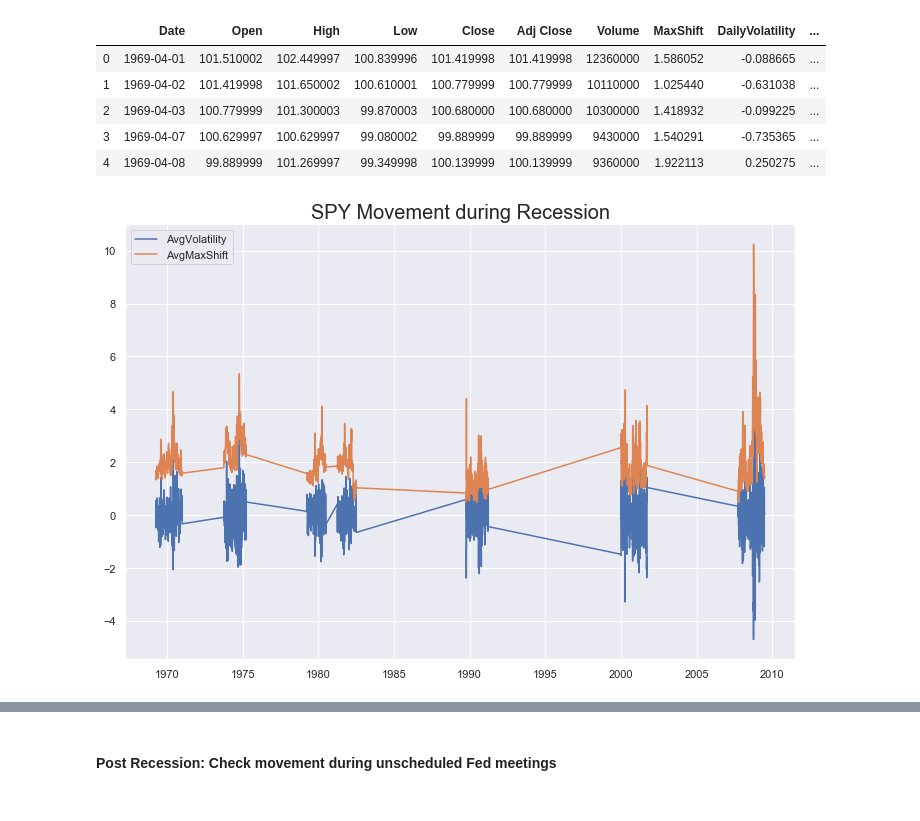
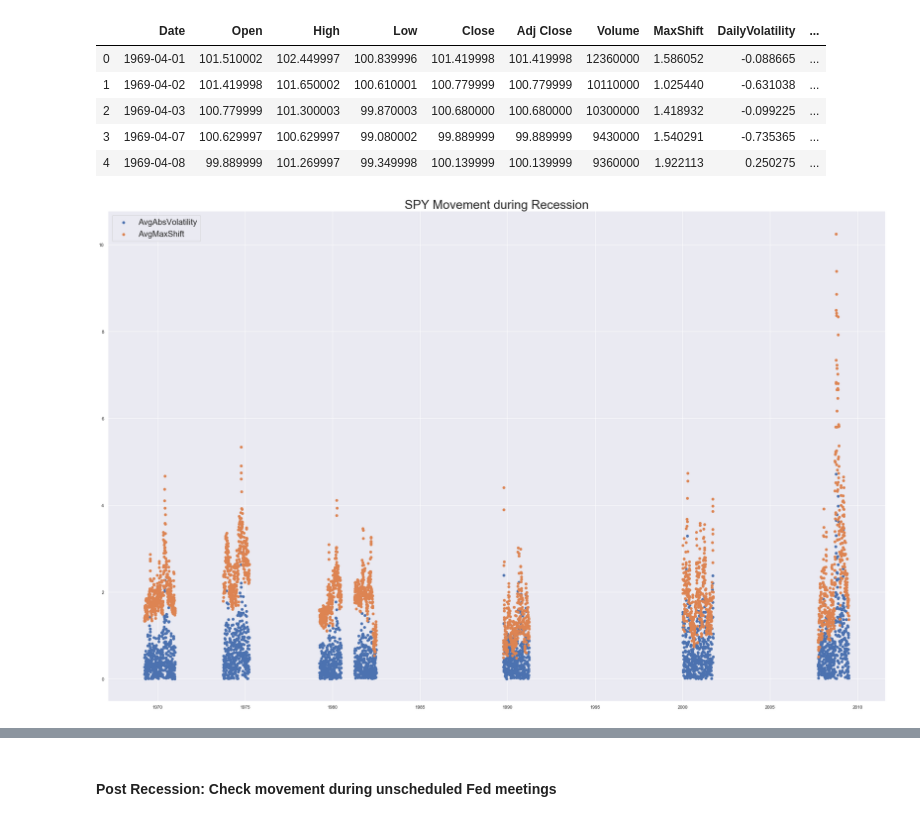
Before and after one commit to vikranttkumar/FedFundsSP500, a Jupyter notebook: Fed Funds Rate interaction with S&P500.ipynb, the cells around one changed output, grey strips where cells are left out. Drawn from its saved outputs; the diff is of its cells as text; code cells hidden in the pictures.

Commit message:
adding scatter plots and improving data viz

```diff
--- a/Fed Funds Rate interaction with S&P500.ipynb
+++ b/Fed Funds Rate interaction with S&P500.ipynb
@@ -366,11 +402,11 @@ SP500_recessions.head()
 | 3 | 1969-04-07 | 100.629997 | 100.629997 | 99.080002 | 99.889999 | 99.889999 | 9430000 | 1.540291 | -0.735365 | ... |
 | 4 | 1969-04-08 | 99.889999 | 101.269997 | 99.349998 | 100.139999 | 100.139999 | 9360000 | 1.922113 | 0.250275 | ... |
 # %%
-sns.set(rc={'figure.figsize':(12,8)})
-X = plt.plot(SP500_recessions['Date'], SP500_recessions['AvgVolatility'], label="AvgVolatility")
-Z = plt.plot(SP500_recessions['Date'], SP500_recessions['AvgMaxShift'], label = 'AvgMaxShift')
-plt.legend(loc = "upper left")
-plt.title("SPY Movement during Recession", fontsize = '20')
+sns.set(rc={'figure.figsize':(34,22)})
+X = plt.scatter(SP500_recessions['Date'], SP500_recessions['AvgAbsVolatility'], label="AvgAbsVolatility")
+Z = plt.scatter(SP500_recessions['Date'], SP500_recessions['AvgMaxShift'], label = 'AvgMaxShift')
+plt.legend(loc = "upper left", fontsize='20')
+plt.title("SPY Movement during Recession", fontsize = '30')
 plt.show()
 # %% [output]
-[figure, old version]
+[figure, new version]
```
Also changed, not shown: parts of 11 cells of this notebook, 3 other files.
